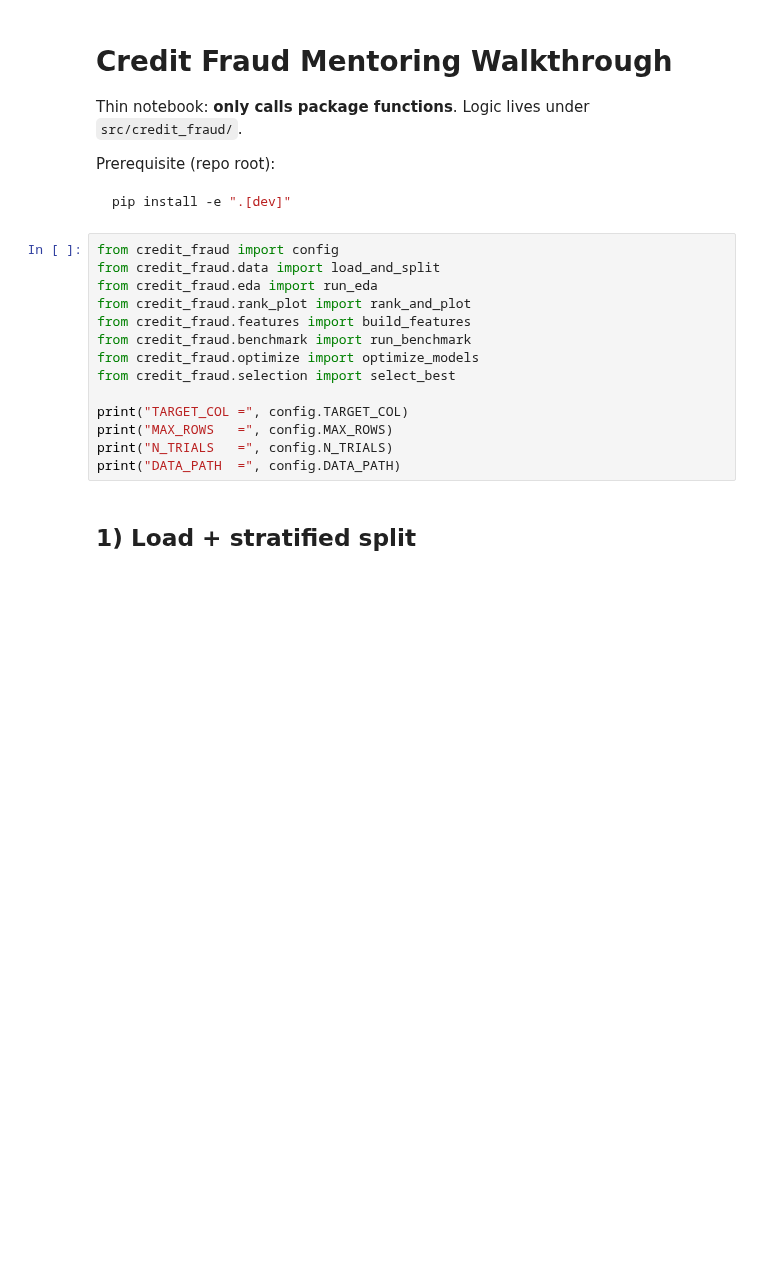
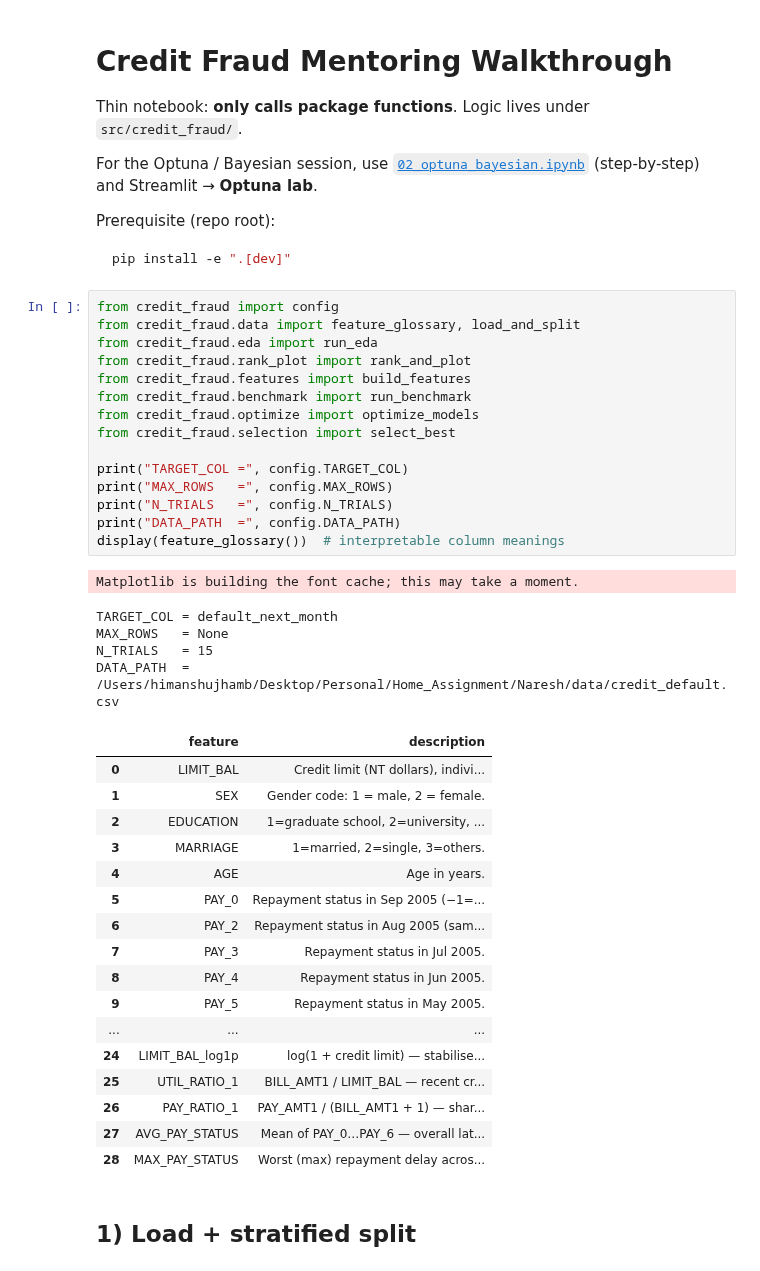
Before and after one commit to himanshujhamb222/credit-fraud-ml-mentoring, a Jupyter notebook: notebooks/01_walkthrough.ipynb, the cells around one changed output. Drawn from its saved outputs; the diff is of its cells as text; blank space fills up the shorter version.

````diff
--- a/notebooks/01_walkthrough.ipynb
+++ b/notebooks/01_walkthrough.ipynb
@@ -2,6 +2,8 @@
 # Credit Fraud Mentoring Walkthrough
 
 Thin notebook: **only calls package functions**. Logic lives under `src/credit_fraud/`.
+
+For the Optuna / Bayesian session, use [`02_optuna_bayesian.ipynb`](02_optuna_bayesian.ipynb) (step-by-step) and Streamlit → **Optuna lab**.
 
 Prerequisite (repo root):
 
@@ -10,18 +12,42 @@ pip install -e ".[dev]"
 ```
 # %%
 from credit_fraud import config
-from credit_fraud.data import load_and_split
+from credit_fraud.data import feature_glossary, load_and_split
 from credit_fraud.eda import run_eda
 from credit_fraud.rank_plot import rank_and_plot
 from credit_fraud.features import build_features
 from credit_fraud.benchmark import run_benchmark
 from credit_fraud.optimize import optimize_models
 from credit_fraud.selection import select_best
 
 print("TARGET_COL =", config.TARGET_COL)
 print("MAX_ROWS   =", config.MAX_ROWS)
 print("N_TRIALS   =", config.N_TRIALS)
 print("DATA_PATH  =", config.DATA_PATH)
+display(feature_glossary())  # interpretable column meanings
+# %% [output]
+Matplotlib is building the font cache; this may take a moment.
+TARGET_COL = default_next_month
+MAX_ROWS   = None
+N_TRIALS   = 15
+DATA_PATH  = /Users/himanshujhamb/Desktop/Personal/Home_Assignment/Naresh/data/credit_default.csv
+|  | feature | description |
+| 0 | LIMIT_BAL | Credit limit (NT dollars), indivi... |
+| 1 | SEX | Gender code: 1 = male, 2 = female. |
+| 2 | EDUCATION | 1=graduate school, 2=university, ... |
+| 3 | MARRIAGE | 1=married, 2=single, 3=others. |
+| 4 | AGE | Age in years. |
+| 5 | PAY_0 | Repayment status in Sep 2005 (−1=... |
+| 6 | PAY_2 | Repayment status in Aug 2005 (sam... |
+| 7 | PAY_3 | Repayment status in Jul 2005. |
+| 8 | PAY_4 | Repayment status in Jun 2005. |
+| 9 | PAY_5 | Repayment status in May 2005. |
+| ... | ... | ... |
+| 24 | LIMIT_BAL_log1p | log(1 + credit limit) — stabilise... |
+| 25 | UTIL_RATIO_1 | BILL_AMT1 / LIMIT_BAL — recent cr... |
+| 26 | PAY_RATIO_1 | PAY_AMT1 / (BILL_AMT1 + 1) — shar... |
+| 27 | AVG_PAY_STATUS | Mean of PAY_0…PAY_6 — overall lat... |
+| 28 | MAX_PAY_STATUS | Worst (max) repayment delay acros... |
 # %% [markdown]
 ## 1) Load + stratified split
 # %%
````
Also changed, not shown: parts of 8 cells of this notebook, 32 other files.
